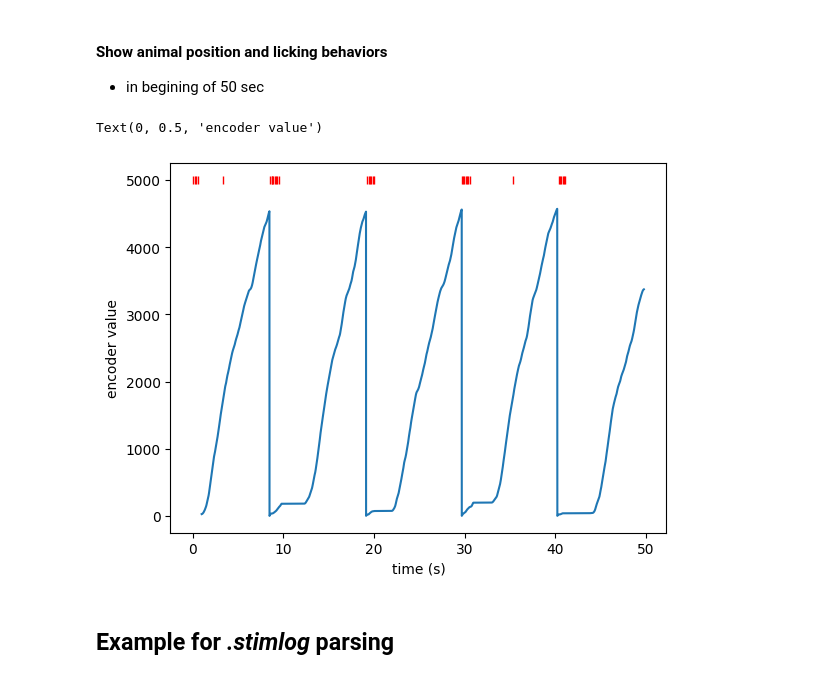
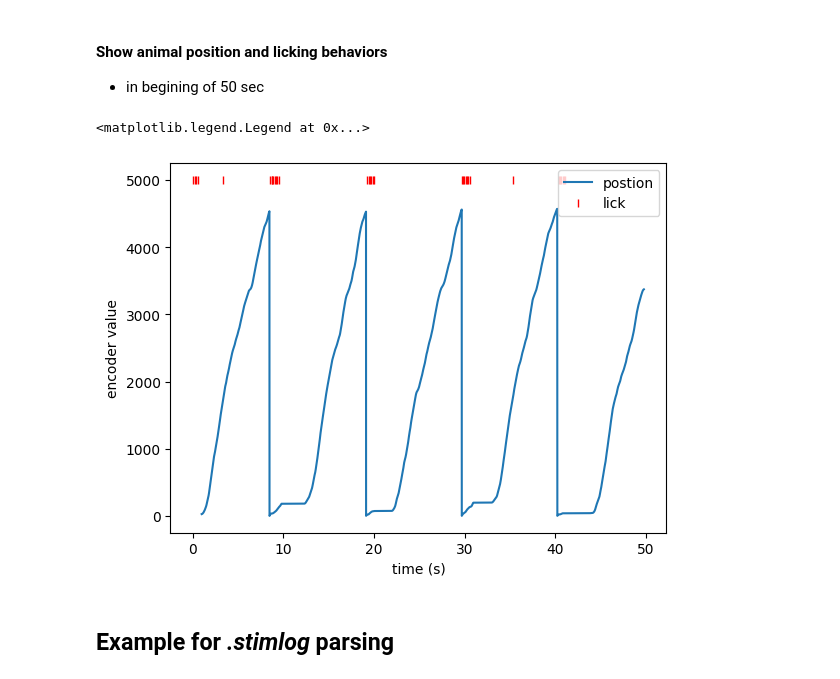
Before and after one commit to ytsimon2004/stimpyp, a Jupyter notebook: doc/source/notebooks/example_parsing.ipynb, the cells around one changed output. Cells and saved outputs as stored; diff of their text form; code cells hidden in the pictures.

```diff
--- a/doc/source/notebooks/example_parsing.ipynb
+++ b/doc/source/notebooks/example_parsing.ipynb
@@ -51,20 +51,21 @@ pprint(rig.log_config)
 # %%
 t = 50
 position = rig.position_event.value
 position_time = rig.position_event.time
 pmask = position_time < t
 
 lick_time = rig.lick_event.time
 lick_value = np.full_like(lick_time, 5000)
 lmask = lick_time < t
 
-plt.plot(position_time[pmask], position[pmask])
-plt.plot(lick_time[lmask], lick_value[lmask], 'r|')
+plt.plot(position_time[pmask], position[pmask], label='postion')
+plt.plot(lick_time[lmask], lick_value[lmask], 'r|', label='lick')
 plt.xlabel('time (s)')
 plt.ylabel('encoder value')
+plt.legend()
 # %% [output]
-Text(0, 0.5, 'encoder value')
+<matplotlib.legend.Legend at 0x...>
-[figure, old version]
+[figure, new version]
 # %% [markdown]
 ## Example for *.stimlog* parsing
 # %%
```
Also changed, not shown: parts of 3 cells of this notebook.
